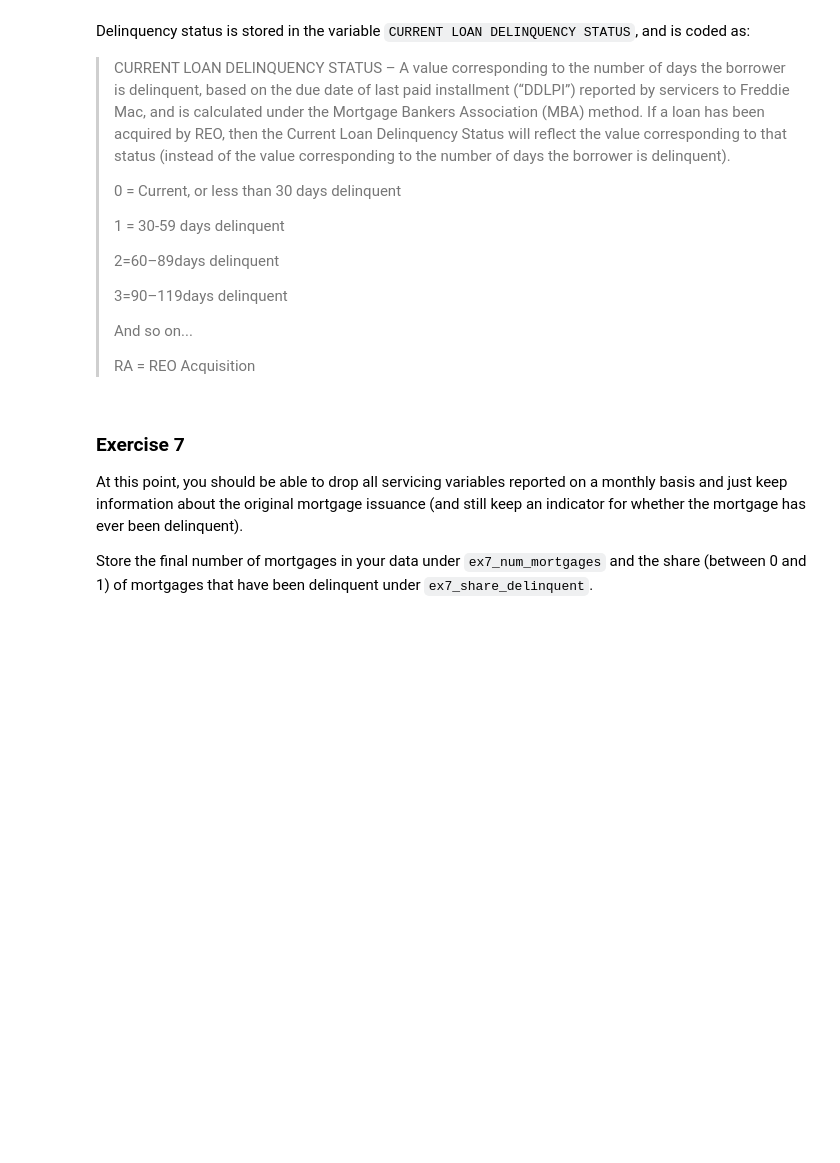
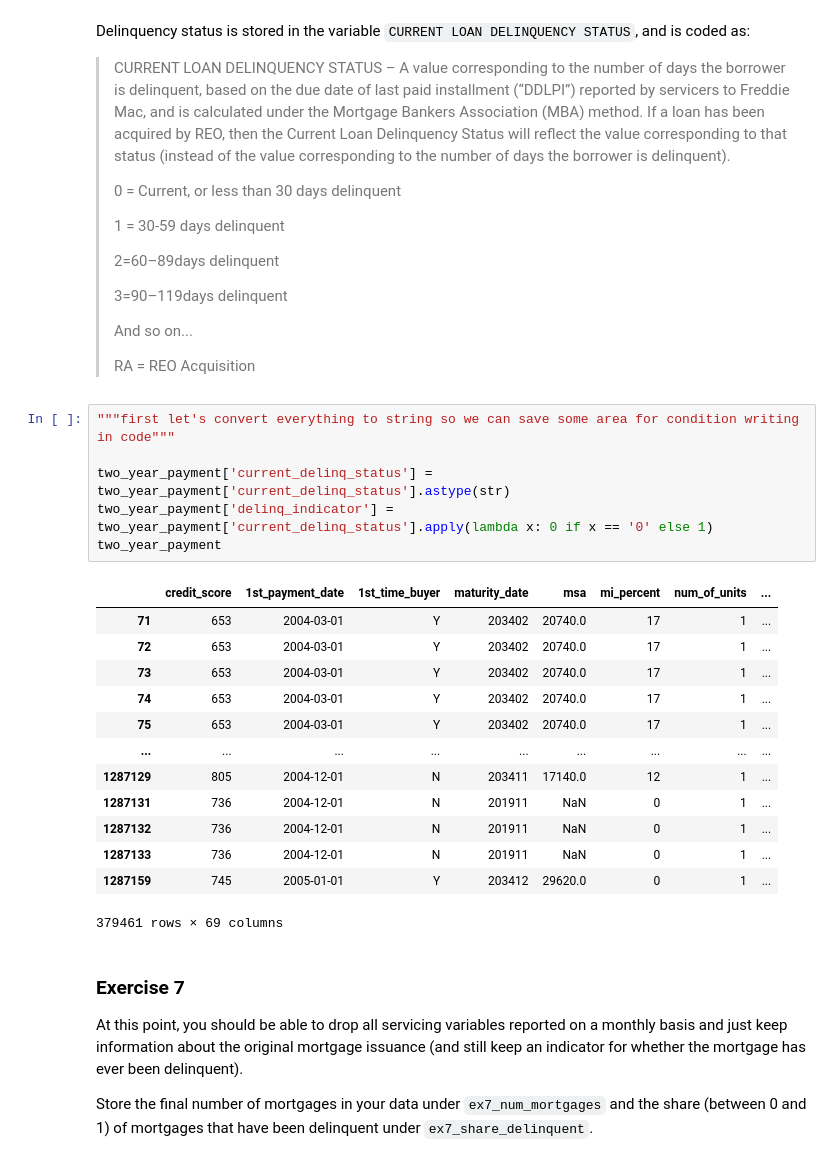
Before and after one commit to nogibjj/ZT-UDS, a Jupyter notebook: exercise_passive_prediction.ipynb, the cells around one changed output. Saved outputs shown, nothing was run; the diff lists cells and outputs as text; blank space fills up the shorter version.

```diff
--- a/exercise_passive_prediction.ipynb
+++ b/exercise_passive_prediction.ipynb
@@ -314,6 +314,26 @@ If a loan has been acquired by REO, then the Current Loan Delinquency Status wil
 > And so on...
 >
 > RA = REO Acquisition
+# %%
+"""first let's convert everything to string so we can save some area for condition writing in code"""
+
+two_year_payment['current_delinq_status'] = two_year_payment['current_delinq_status'].astype(str)
+two_year_payment['delinq_indicator'] = two_year_payment['current_delinq_status'].apply(lambda x: 0 if x == '0' else 1)
+two_year_payment
+# %% [output]
+|  | credit_score | 1st_payment_date | 1st_time_buyer | maturity_date | msa | mi_percent | num_of_units | ... |
+| 71 | 653 | 2004-03-01 | Y | 203402 | 20740.0 | 17 | 1 | ... |
+| 72 | 653 | 2004-03-01 | Y | 203402 | 20740.0 | 17 | 1 | ... |
+| 73 | 653 | 2004-03-01 | Y | 203402 | 20740.0 | 17 | 1 | ... |
+| 74 | 653 | 2004-03-01 | Y | 203402 | 20740.0 | 17 | 1 | ... |
+| 75 | 653 | 2004-03-01 | Y | 203402 | 20740.0 | 17 | 1 | ... |
+| ... | ... | ... | ... | ... | ... | ... | ... | ... |
+| 1287129 | 805 | 2004-12-01 | N | 203411 | 17140.0 | 12 | 1 | ... |
+| 1287131 | 736 | 2004-12-01 | N | 201911 | NaN | 0 | 1 | ... |
+| 1287132 | 736 | 2004-12-01 | N | 201911 | NaN | 0 | 1 | ... |
+| 1287133 | 736 | 2004-12-01 | N | 201911 | NaN | 0 | 1 | ... |
+| 1287159 | 745 | 2005-01-01 | Y | 203412 | 29620.0 | 0 | 1 | ... |
+379461 rows × 69 columns
 # %% [markdown]
 ### Exercise 7
 
```
